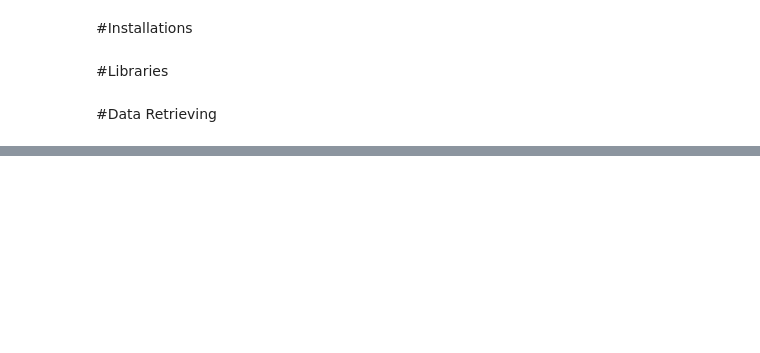
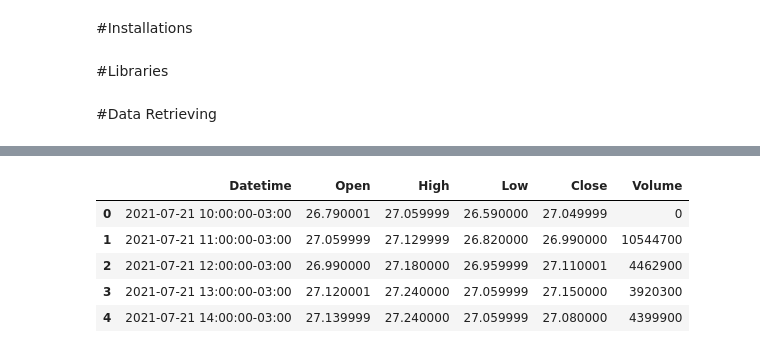
Before and after one commit to IgorComune/Financial-Markets, a Jupyter notebook: financial_markets.ipynb, the cells around one changed output, grey strips where cells are left out. Cells and saved outputs as stored; diff of their text form; code cells hidden in the pictures; blank space fills up the shorter version.

```diff
--- a/financial_markets.ipynb
+++ b/financial_markets.ipynb
@@ -12,0 +164,11 @@ import matplotlib.pyplot as plt
+# %%
+#reseting index
+petr4 = petr4.reset_index()
+petr4.head()
+# %% [output]
+|  | Datetime | Open | High | Low | Close | Volume |
+| 0 | 2021-07-21 10:00:00-03:00 | 26.790001 | 27.059999 | 26.590000 | 27.049999 | 0 |
+| 1 | 2021-07-21 11:00:00-03:00 | 27.059999 | 27.129999 | 26.820000 | 26.990000 | 10544700 |
+| 2 | 2021-07-21 12:00:00-03:00 | 26.990000 | 27.180000 | 26.959999 | 27.110001 | 4462900 |
+| 3 | 2021-07-21 13:00:00-03:00 | 27.120001 | 27.240000 | 27.059999 | 27.150000 | 3920300 |
+| 4 | 2021-07-21 14:00:00-03:00 | 27.139999 | 27.240000 | 27.059999 | 27.080000 | 4399900 |
```
Also changed, not shown: parts of 20 cells of this notebook.
